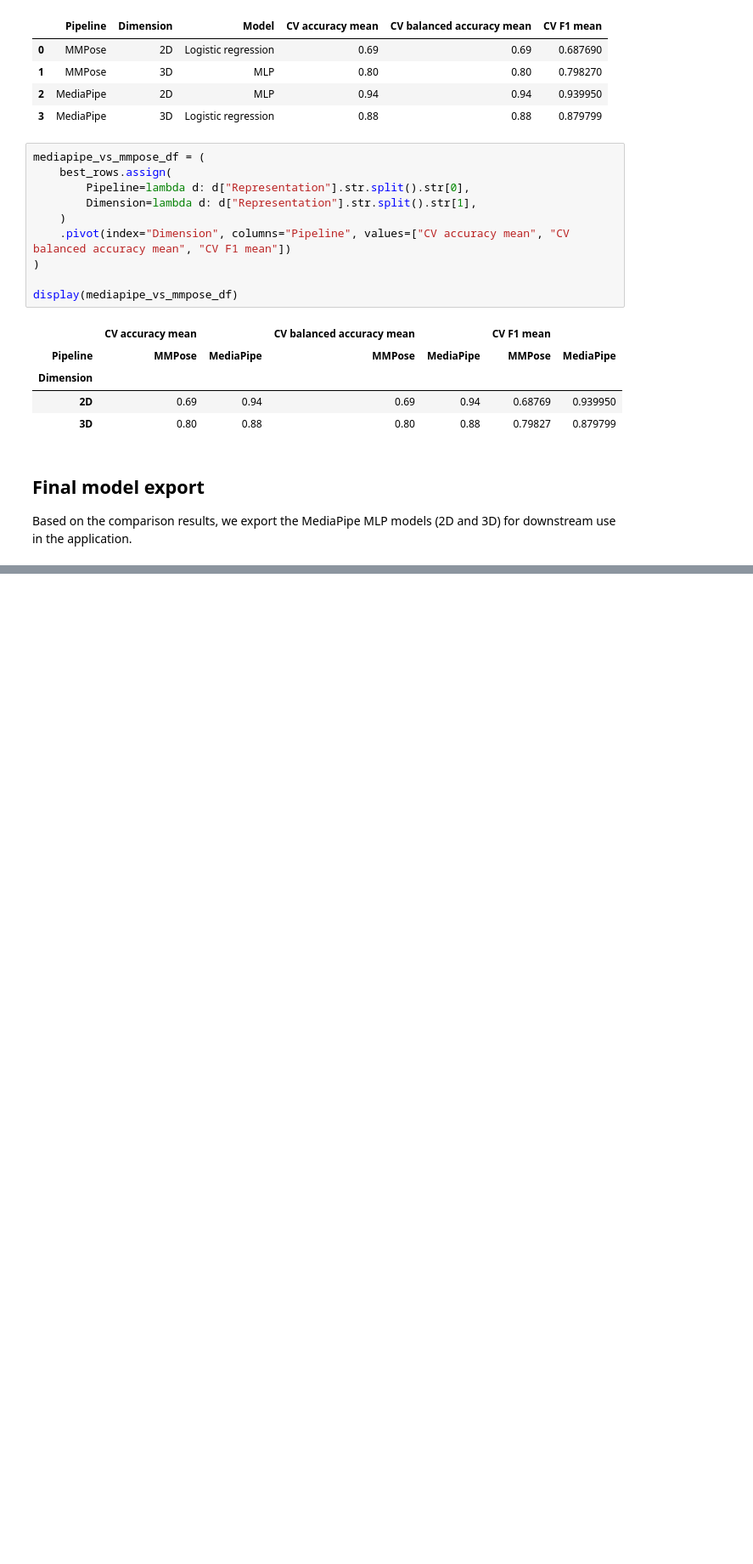
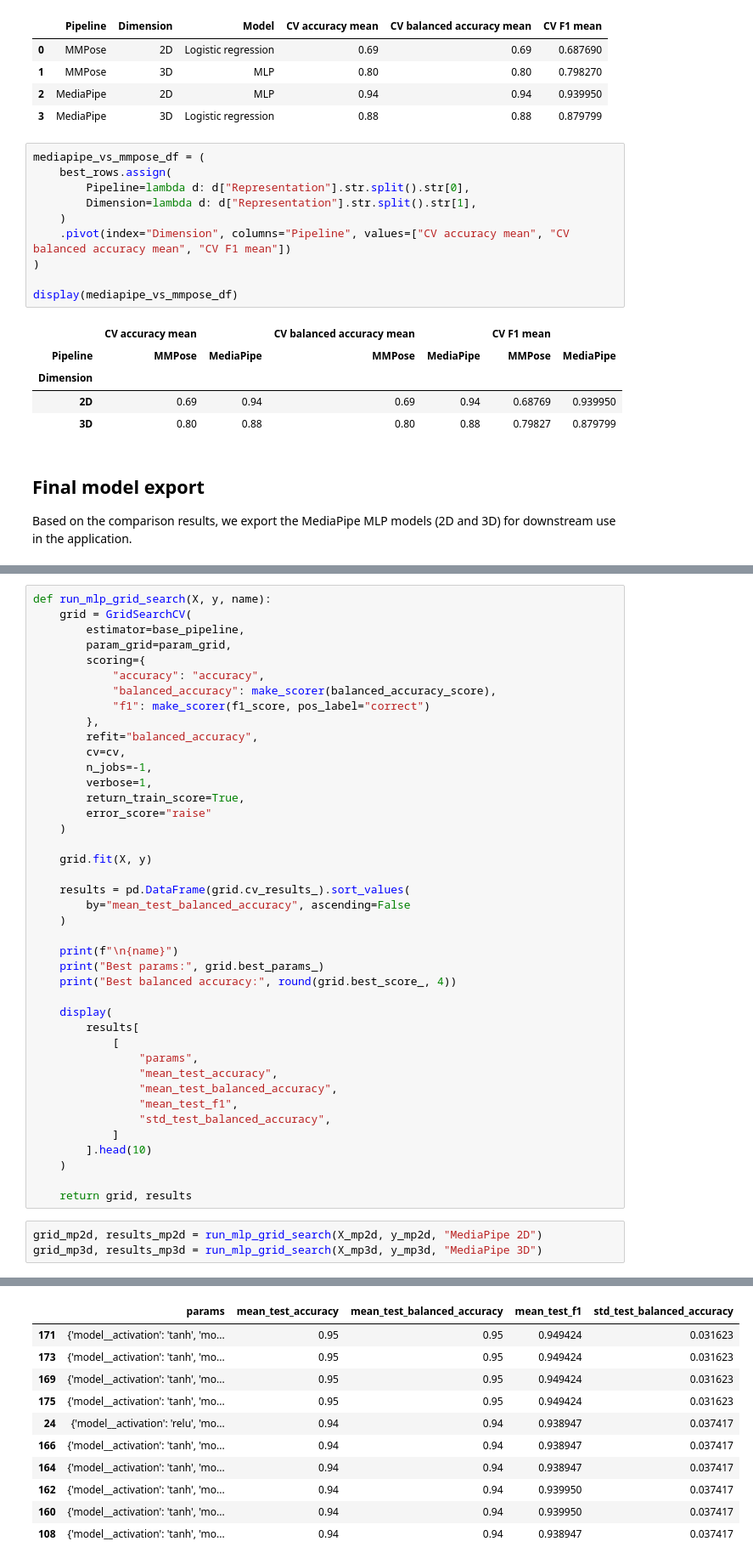
Before and after one commit to cols153/AI-Gym, a Jupyter notebook: posture_checker_offline/notebooks/04_comparison_mediapipe_vs_mmpose_and_2d_vs_3d.ipynb, the cells around one changed output, grey strips where cells are left out. Shown at 85% size. Saved outputs shown, nothing was run; the diff lists cells and outputs as text; blank space fills up the shorter version.

Commit message:
Update comparison notebook and add tuned mediapipe models

```diff
--- a/posture_checker_offline/notebooks/04_comparison_mediapipe_vs_mmpose_and_2d_vs_3d.ipynb
+++ b/posture_checker_offline/notebooks/04_comparison_mediapipe_vs_mmpose_and_2d_vs_3d.ipynb
@@ -462,0 +522,45 @@ Saved: C:\Users\sebas\Documents\master_ai\05_dne\project\posture_checker\models\
+# %%
+def run_mlp_grid_search(X, y, name):
+    grid = GridSearchCV(
+        estimator=base_pipeline,
+        param_grid=param_grid,
+        scoring={
+            "accuracy": "accuracy",
+            "balanced_accuracy": make_scorer(balanced_accuracy_score),
+            "f1": make_scorer(f1_score, pos_label="correct")
+        },
+        refit="balanced_accuracy",
+        cv=cv,
+        n_jobs=-1,
+        verbose=1,
+        return_train_score=True,
+        error_score="raise"
+    )
+
+    grid.fit(X, y)
+
+    results = pd.DataFrame(grid.cv_results_).sort_values(
+        by="mean_test_balanced_accuracy", ascending=False
+    )
+
+    print(f"\n{name}")
+    print("Best params:", grid.best_params_)
+    print("Best balanced accuracy:", round(grid.best_score_, 4))
+
+    display(
+        results[
+            [
+                "params",
+                "mean_test_accuracy",
+                "mean_test_balanced_accuracy",
+                "mean_test_f1",
+                "std_test_balanced_accuracy",
+            ]
+        ].head(10)
+    )
+
+    return grid, results
+# %%
+grid_mp2d, results_mp2d = run_mlp_grid_search(X_mp2d, y_mp2d, "MediaPipe 2D")
+grid_mp3d, results_mp3d = run_mlp_grid_search(X_mp3d, y_mp3d, "MediaPipe 3D")
+# %% [output]
@@ -462,0 +572,11 @@ Saved: C:\Users\sebas\Documents\master_ai\05_dne\project\posture_checker\models\
+|  | params | mean_test_accuracy | mean_test_balanced_accuracy | mean_test_f1 | std_test_balanced_accuracy |
+| 171 | {'model__activation': 'tanh', 'mo... | 0.95 | 0.95 | 0.949424 | 0.031623 |
+| 173 | {'model__activation': 'tanh', 'mo... | 0.95 | 0.95 | 0.949424 | 0.031623 |
+| 169 | {'model__activation': 'tanh', 'mo... | 0.95 | 0.95 | 0.949424 | 0.031623 |
+| 175 | {'model__activation': 'tanh', 'mo... | 0.95 | 0.95 | 0.949424 | 0.031623 |
+| 24 | {'model__activation': 'relu', 'mo... | 0.94 | 0.94 | 0.938947 | 0.037417 |
+| 166 | {'model__activation': 'tanh', 'mo... | 0.94 | 0.94 | 0.938947 | 0.037417 |
+| 164 | {'model__activation': 'tanh', 'mo... | 0.94 | 0.94 | 0.938947 | 0.037417 |
+| 162 | {'model__activation': 'tanh', 'mo... | 0.94 | 0.94 | 0.939950 | 0.037417 |
+| 160 | {'model__activation': 'tanh', 'mo... | 0.94 | 0.94 | 0.939950 | 0.037417 |
+| 108 | {'model__activation': 'tanh', 'mo... | 0.94 | 0.94 | 0.938947 | 0.037417 |
```
Also changed, not shown: parts of 15 cells of this notebook, 2 other files.
